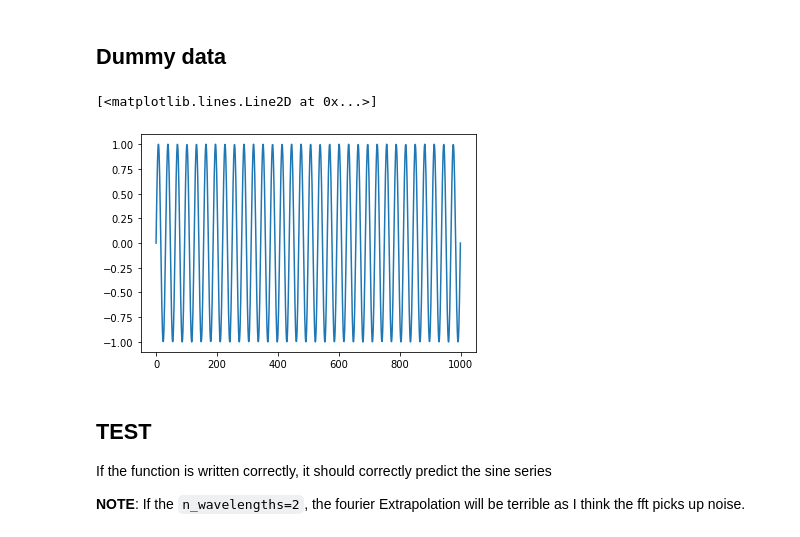
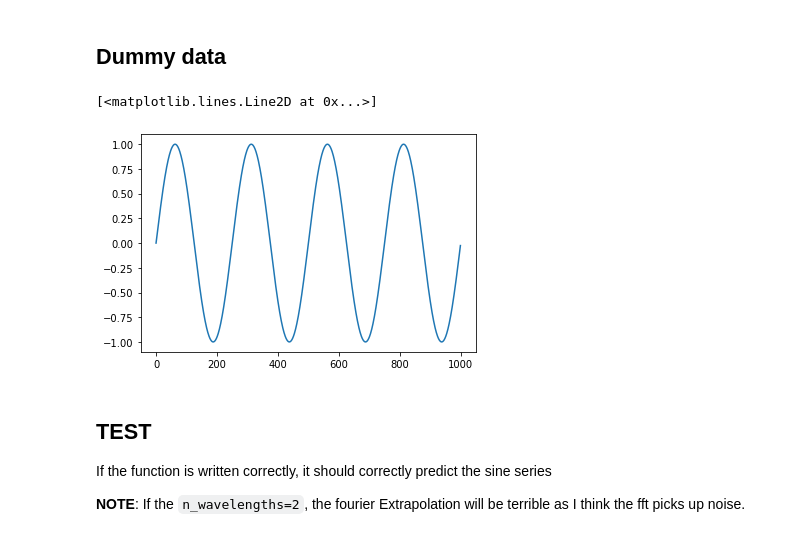
Before and after one commit to fnauman/timeseries, a Jupyter notebook: fourier_ts.ipynb, the cells around one changed output. Drawn from its saved outputs; the diff is of its cells as text; code cells hidden in the pictures.

Commit message:
removed the endpoint in np.linspace that was leading to incorrect fits with extrapolation

```diff
--- a/fourier_ts.ipynb
+++ b/fourier_ts.ipynb
@@ -36,15 +37,17 @@ def fourierExtrapolation(x, n_predict=12, n_harmonics=12):
 ## Dummy data
 # %%
 # 2 full sinusoid wavelengths with an array of 1000 points
-n_wavelengths = 32
+n_wavelengths = 4
 t_length = 1000
 dummy_series = np.sin(2*np.pi/32 * np.linspace(0,
                                                32*n_wavelengths,
-                                               t_length))
+                                               t_length,
+                                               endpoint=False)
+                     )
 plt.plot(dummy_series)
 # %% [output]
 [<matplotlib.lines.Line2D at 0x...>]
-[figure, old version]
+[figure, new version]
 # %% [markdown]
 ## TEST
 
```
Also changed, not shown: parts of 14 cells of this notebook.
